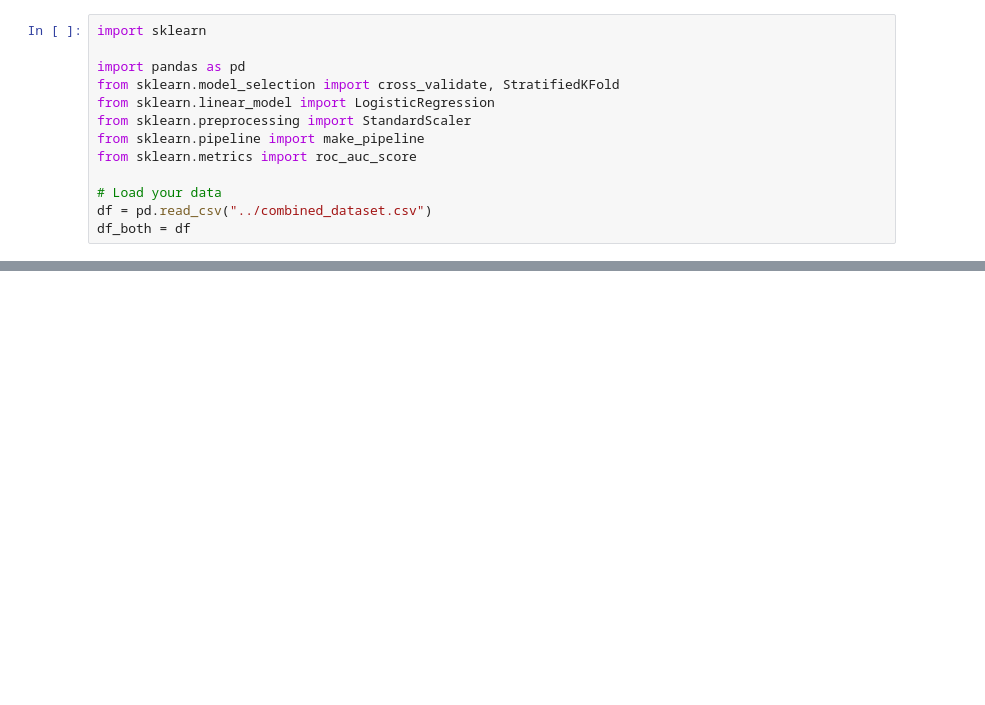
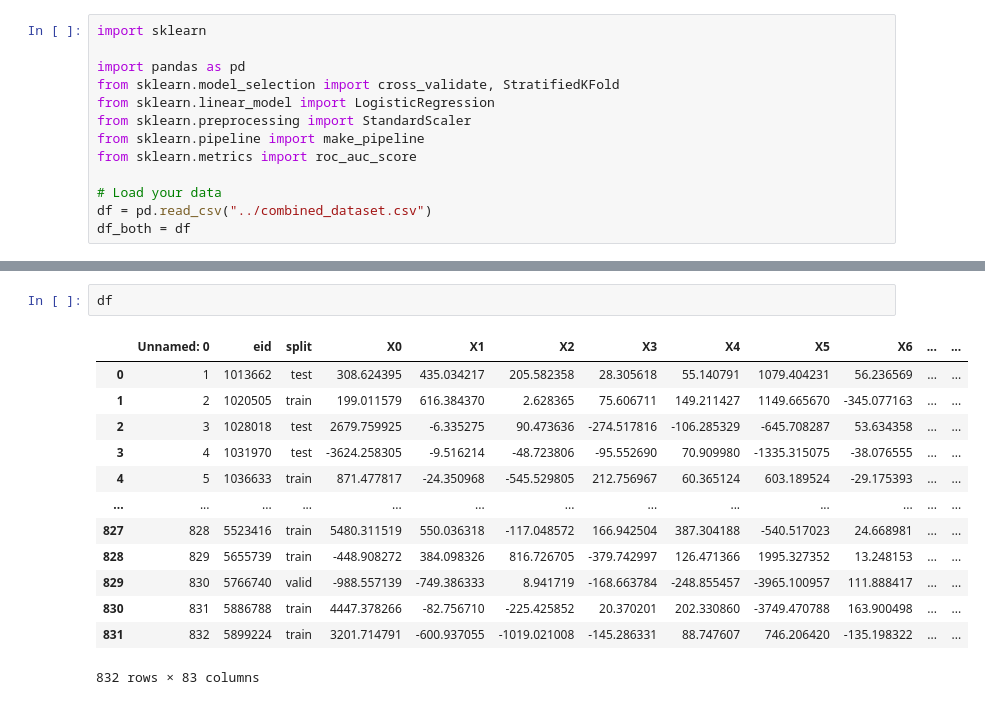
Before and after one commit to ThaliaSeale/motion_journal_data_analysis, a Jupyter notebook: ESC/analysis.ipynb, the cells around one changed output, grey strips where cells are left out. Drawn from its saved outputs; the diff is of its cells as text; blank space fills up the shorter version.

```diff
--- a/ESC/analysis.ipynb
+++ b/ESC/analysis.ipynb
@@ -82,0 +82,16 @@ ValueError: pos_label=1 is not a valid label. It should be one of ['healthy', 'i
+# %%
+df
+# %% [output]
+|  | Unnamed: 0 | eid | split | X0 | X1 | X2 | X3 | X4 | X5 | X6 | ... | ... |
+| 0 | 1 | 1013662 | test | 308.624395 | 435.034217 | 205.582358 | 28.305618 | 55.140791 | 1079.404231 | 56.236569 | ... | ... |
+| 1 | 2 | 1020505 | train | 199.011579 | 616.384370 | 2.628365 | 75.606711 | 149.211427 | 1149.665670 | -345.077163 | ... | ... |
+| 2 | 3 | 1028018 | test | 2679.759925 | -6.335275 | 90.473636 | -274.517816 | -106.285329 | -645.708287 | 53.634358 | ... | ... |
+| 3 | 4 | 1031970 | test | -3624.258305 | -9.516214 | -48.723806 | -95.552690 | 70.909980 | -1335.315075 | -38.076555 | ... | ... |
+| 4 | 5 | 1036633 | train | 871.477817 | -24.350968 | -545.529805 | 212.756967 | 60.365124 | 603.189524 | -29.175393 | ... | ... |
+| ... | ... | ... | ... | ... | ... | ... | ... | ... | ... | ... | ... | ... |
+| 827 | 828 | 5523416 | train | 5480.311519 | 550.036318 | -117.048572 | 166.942504 | 387.304188 | -540.517023 | 24.668981 | ... | ... |
+| 828 | 829 | 5655739 | train | -448.908272 | 384.098326 | 816.726705 | -379.742997 | 126.471366 | 1995.327352 | 13.248153 | ... | ... |
+| 829 | 830 | 5766740 | valid | -988.557139 | -749.386333 | 8.941719 | -168.663784 | -248.855457 | -3965.100957 | 111.888417 | ... | ... |
+| 830 | 831 | 5886788 | train | 4447.378266 | -82.756710 | -225.425852 | 20.370201 | 202.330860 | -3749.470788 | 163.900498 | ... | ... |
+| 831 | 832 | 5899224 | train | 3201.714791 | -600.937055 | -1019.021008 | -145.286331 | 88.747607 | 746.206420 | -135.198322 | ... | ... |
+832 rows × 83 columns
```
Also changed, not shown: parts of 5 cells of this notebook, 12 other files.
